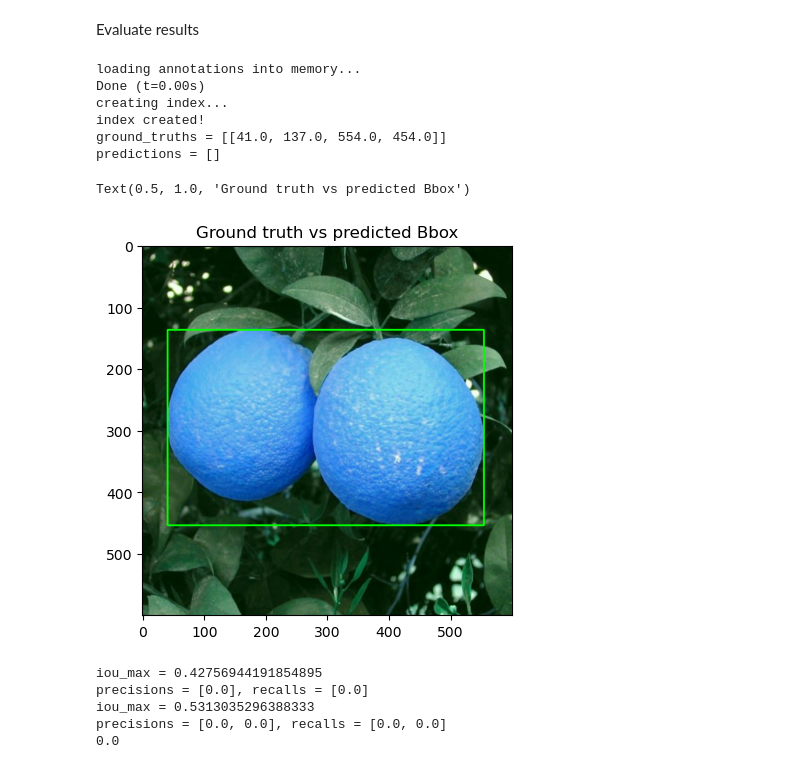
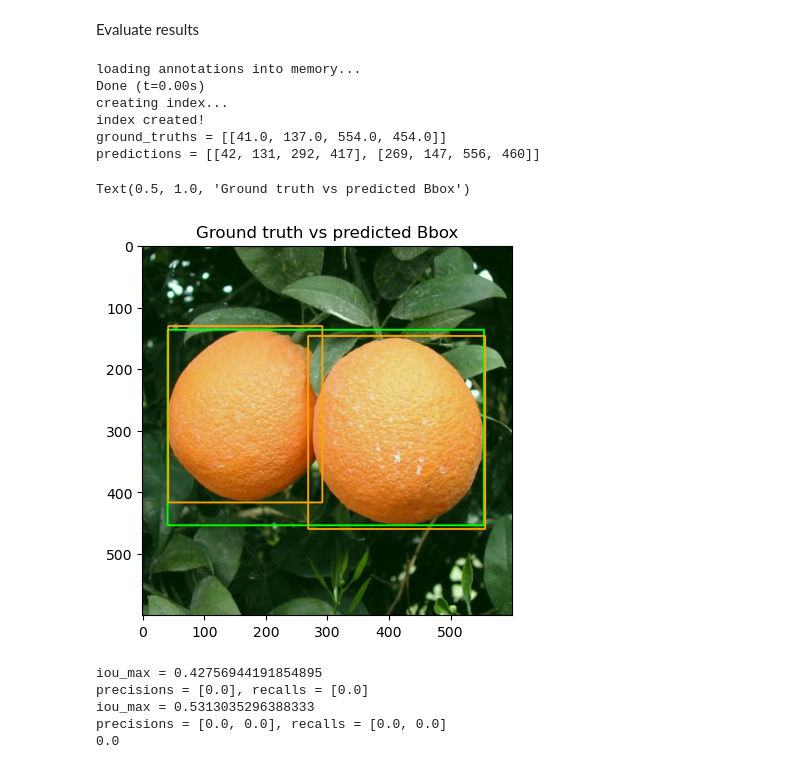
Before and after one commit to lhwitten/fall24-module2-vision-sensing, a Jupyter notebook: lesson2.ipynb, the cells around one changed output. Drawn from its saved outputs; the diff is of its cells as text; code cells hidden in the pictures.

Commit message:
made the blues orange again

```diff
--- a/lesson2.ipynb
+++ b/lesson2.ipynb
@@ -166,28 +166,29 @@ Visualize results
 import cv2 as cv
 import numpy as np
 
-# TODO: Import the image using cv.imread
+# Import the image using cv.imread
 image_cv = cv.imread(image_path)
-
 
 score_threshold = 0.6
 
-# TODO: Using the threshold to filter predictions, apply the equivalent mask and draw the bounding box (using cv.rectangle()) on the image
+# Using the threshold to filter predictions, apply the equivalent mask and draw the bounding box (using cv.rectangle()) on the image
 for i in range(len(scores)):
     if scores[i] > score_threshold:
         mask = masks[i][0]
         mask = np.array(mask)
         mask = mask.astype(np.uint8)
         mask = cv.resize(mask, (image_cv.shape[1], image_cv.shape[0]))
-        mask = np.stack([mask, mask, mask], axis=2)
-        mask = mask * 255
-        image_cv = cv.addWeighted(image_cv, 1, mask, 0.5, 0)
+
+        # Create a colored mask
+        colored_mask = np.zeros_like(image_cv)
+        colored_mask[:, :, 1] = mask * 255  # Use the green channel for the mask
+
+        image_cv = cv.addWeighted(image_cv, 1, colored_mask, 0.5, 0)
         cv.rectangle(image_cv, (int(boxes[i][0]), int(boxes[i][1])), (int(boxes[i][2]), int(boxes[i][3])), (255, 0, 0), 2)
 
-
-# TODO: Plot the original image and the segmentation/bounding box image
+# Plot the original image and the segmentation/bounding box image
 plt.figure(figsize=(10, 10))
-plt.imshow(image_cv)
+plt.imshow(cv.cvtColor(image_cv, cv.COLOR_BGR2RGB))
 plt.axis('off')
 plt.show()
 # %% [output]
@@ -201,42 +202,44 @@ from helpers import get_ground_truth_ann, calculate_map
 
 # TODO: Extract the bounding box information from the prediction result above and place into the prediction_bbox variable. Define a score threshold to use
 
-prediction_bbox = []
+prediction_bbox = [
+    [int(boxes[i][0]), int(boxes[i][1]), int(boxes[i][2]), int(boxes[i][3])]
+    for i in range(len(scores)) if scores[i] > score_threshold
+]
 
 image_path = './img/orange.jpg'
 img = cv.imread(image_path)
 
 # Here we have provided a helper function to extract the ground truth bbox for the images
 image_name = 'orange'
 ground_truth_bbox = get_ground_truth_ann(image_name=image_name, show=False)
 
 print(f'ground_truths = {ground_truth_bbox}')
 print(f'predictions = {prediction_bbox}')
 
 
 # TODO: plot the results
 img_bbox = img.copy()
 
 for gt in ground_truth_bbox:
     gt = [int(v) for v in gt]
     cv.rectangle(img_bbox, (gt[0], gt[1]), (gt[2], gt[3]), (0, 255, 0), 2)
 
 for pd in prediction_bbox:
     pd = [int(v) for v in pd]
-    cv.rectangle(img_bbox, (pd[0], pd[1]), (pd[2], pd[3]), (255, 0, 0), 2)
+    cv.rectangle(img_bbox, (pd[0], pd[1]), (pd[2], pd[3]), (0, 165, 255), 2)  # Orange color in BGR
 
-
-plt.imshow(img_bbox)
+plt.imshow(cv.cvtColor(img_bbox, cv.COLOR_BGR2RGB))
 plt.title("Ground truth vs predicted Bbox")
 # %% [output]
 loading annotations into memory...
 Done (t=0.00s)
 creating index...
 index created!
 ground_truths = [[41.0, 137.0, 554.0, 454.0]]
-predictions = []
+predictions = [[42, 131, 292, 417], [269, 147, 556, 460]]
 Text(0.5, 1.0, 'Ground truth vs predicted Bbox')
-[figure, old version]
+[figure, new version]
 # %%
 # TODO: Use the calculate_map helper function to calculate the average precision of your object detection pipeline
 
```
Also changed, not shown: parts of 1 cell of this notebook.
